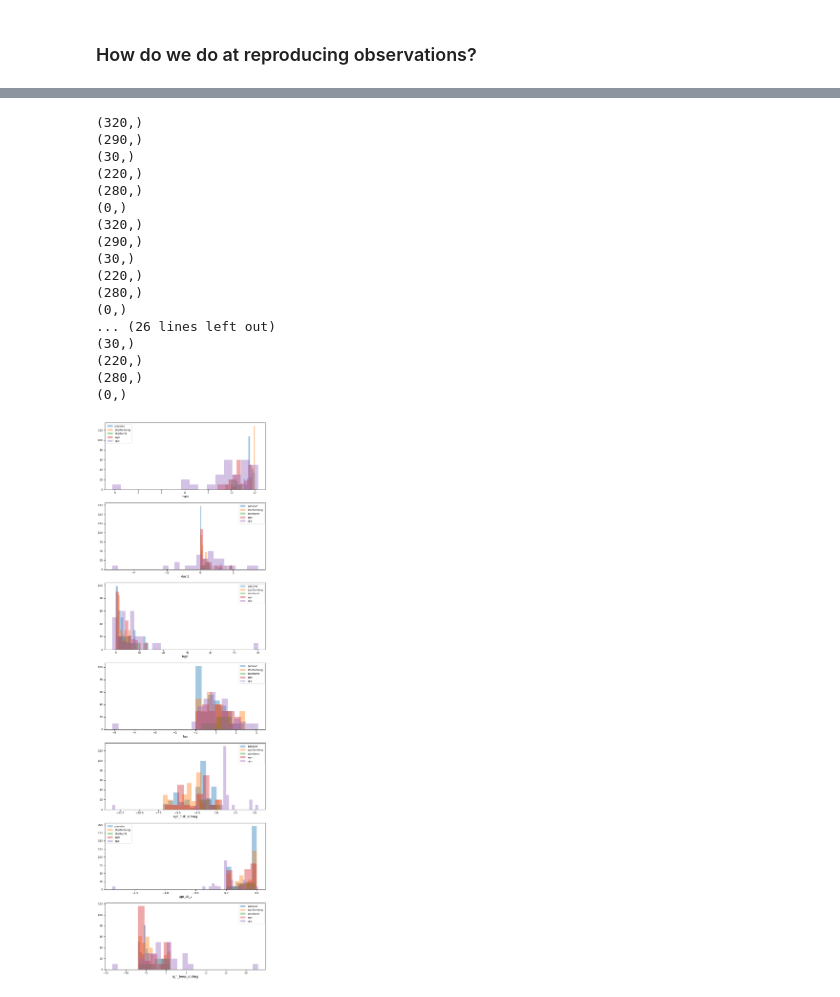
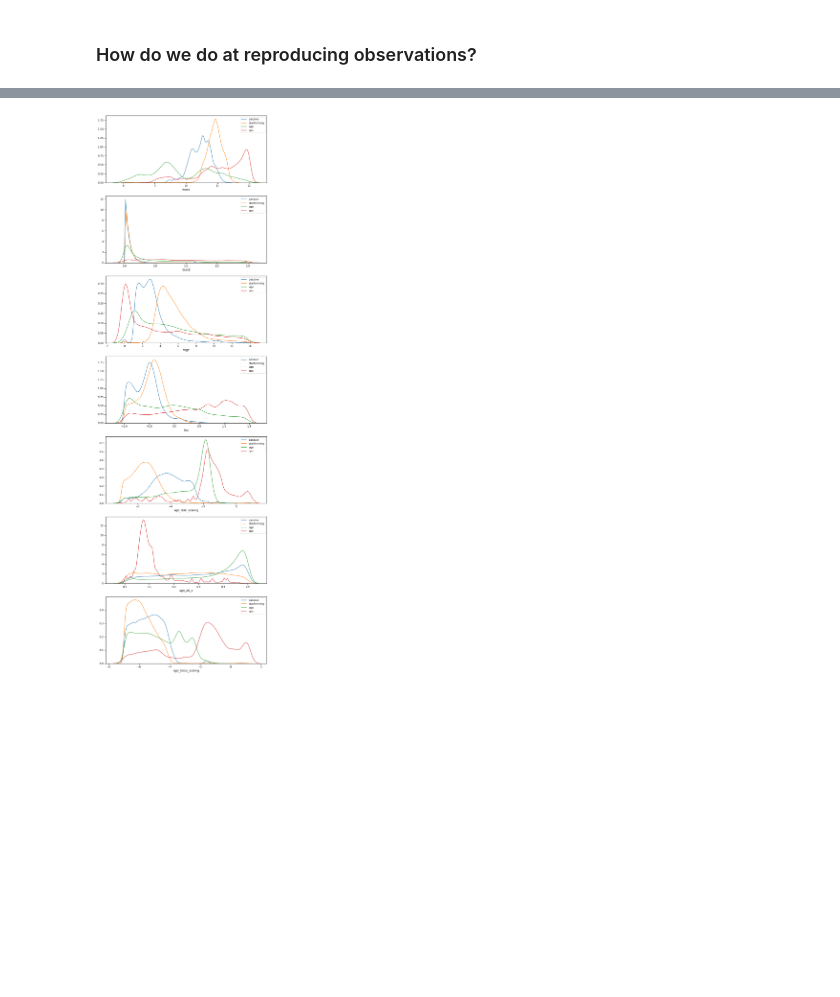
Before and after one commit to mwalmsley/agnfinder, a Jupyter notebook: notebooks/fitting_real_galaxies/results_on_uk_ir_selection.ipynb, the cells around one changed output, grey strips where cells are left out. Cells and saved outputs as stored; diff of their text form; code cells hidden in the pictures; blank space fills up the shorter version.

Commit message:
New torus template with inclination - plots OK

```diff
--- a/notebooks/fitting_real_galaxies/results_on_uk_ir_selection.ipynb
+++ b/notebooks/fitting_real_galaxies/results_on_uk_ir_selection.ipynb
@@ -125,0 +178,14 @@ plt.tight_layout()
+# %%
+n_galaxies = 10
+
+fig, axes = plt.subplots(nrows=n_galaxies, figsize=(8, 32))
+
+n = 0
+for galaxy in galaxies:
+    if galaxy['rf_class'] == 'agn':
+        ax = axes[n]
+        plot_galaxy(galaxy, ax, emulator, wavelengths)
+        n += 1
+    if n >= n_galaxies:
+        break
+plt.tight_layout()
@@ -227,7 +309,7 @@ fig, axes = plt.subplots(nrows=nrows, figsize=(12, 6 * nrows))
 for ax_n, ax in enumerate(axes):
     feature = params[ax_n]
     #  _ = sns.catplot(data=df, x='galaxy_class', y=feature, kind="violin", ax=ax)
-    for galaxy_class in rf_classes:
+    for galaxy_class in ['passive', 'starforming', 'agn', 'qso']:
         values = df[df['rf_class'] == galaxy_class][feature]
 #         if feature in log_params:
 #             values = np.log10(values)
@@ -271,3 +346,3 @@ param_dim = len(free_params.keys())
 # %%
 for galaxy in galaxies:
-    galaxy['denormalised_samples'] = simulation_utils.denormalise_hypercube(galaxy['samples'], free_params)
+    galaxy['denormalised_samples'] = simulation_utils.denormalise_theta(galaxy['samples'], free_params)
@@ -302,38 +387,23 @@ df['dust2'].hist()
+# %%
+df = df.query('mass > 10 ** -5')  # a few masses are broken
 # %%
 nrows = len(params)
 fig, axes = plt.subplots(nrows=nrows, figsize=(12, 6 * nrows))
 for ax_n, ax in enumerate(axes):
     feature = params[ax_n]
     #  _ = sns.catplot(data=df, x='galaxy_class', y=feature, kind="violin", ax=ax)
-    for galaxy_class in rf_classes:
+#     for galaxy_class in rf_classes:
+    for galaxy_class in ['passive', 'starforming', 'agn', 'qso']:
         values = df[df['rf_class'] == galaxy_class][feature]
         if feature in log_params:
             values = np.log10(values)
-        print(values.shape)
         if len(values) > 0:
             try:
-                sns.distplot(values, label=galaxy_class, kde=False, ax=ax)
+                sns.distplot(values, label=galaxy_class, kde=True, hist=False, ax=ax)
             except ValueError:
                 print('Failed {} {}'.format(feature, galaxy_class))
         ax.legend()
 #     ax.set_ylim(limits[feature])
 # print('done')
 # %% [output]
-(320,)
-(290,)
-(30,)
-(220,)
-(280,)
-(0,)
-(320,)
-(290,)
-(30,)
-(220,)
-(280,)
-(0,)
-... (26 lines left out)
-(30,)
-(220,)
-(280,)
-(0,)
-[figure, old version]
+[figure, new version]
```
Also changed, not shown: parts of 32 cells of this notebook, 8 other files.
